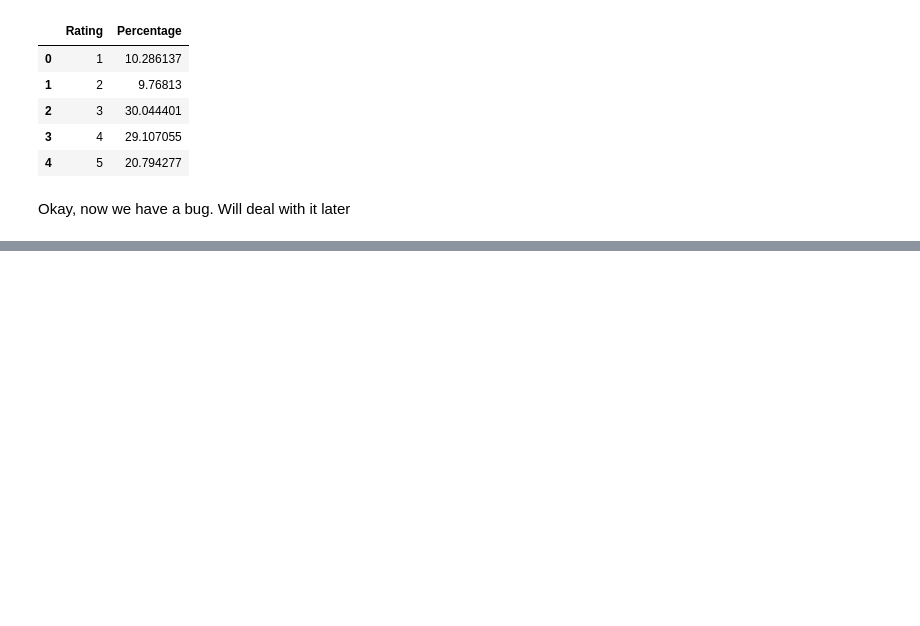
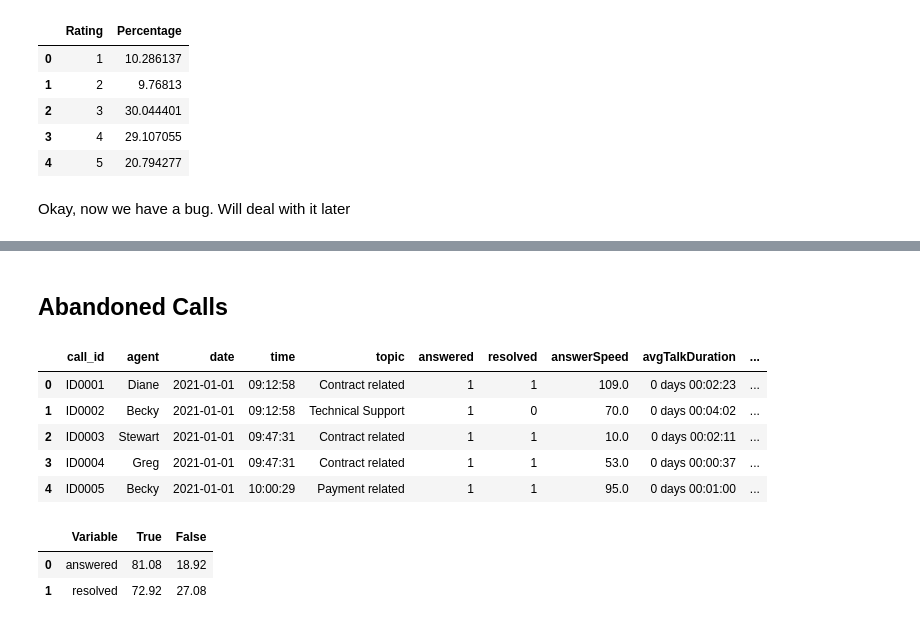
Before and after one commit to IvanMahlelebe/pwc-swiss, a Jupyter notebook: Exploratory Analysis.ipynb, the cells around one changed output, grey strips where cells are left out. Saved outputs shown, nothing was run; the diff lists cells and outputs as text; code cells hidden in the pictures; blank space fills up the shorter version.

```diff
--- a/Exploratory Analysis.ipynb
+++ b/Exploratory Analysis.ipynb
@@ -425,0 +560,11 @@ Okay, now we have a bug. Will deal with it later
+# %% [markdown]
+## Abandoned Calls
+# %%
+df.head()
+# %% [output]
+|  | call_id | agent | date | time | topic | answered | resolved | answerSpeed | avgTalkDuration | ... |
+| 0 | ID0001 | Diane | 2021-01-01 | 09:12:58 | Contract related | 1 | 1 | 109.0 | 0 days 00:02:23 | ... |
+| 1 | ID0002 | Becky | 2021-01-01 | 09:12:58 | Technical Support | 1 | 0 | 70.0 | 0 days 00:04:02 | ... |
+| 2 | ID0003 | Stewart | 2021-01-01 | 09:47:31 | Contract related | 1 | 1 | 10.0 | 0 days 00:02:11 | ... |
+| 3 | ID0004 | Greg | 2021-01-01 | 09:47:31 | Contract related | 1 | 1 | 53.0 | 0 days 00:00:37 | ... |
+| 4 | ID0005 | Becky | 2021-01-01 | 10:00:29 | Payment related | 1 | 1 | 95.0 | 0 days 00:01:00 | ... |
@@ -425,0 +615,17 @@ Okay, now we have a bug. Will deal with it later
+# %%
+answered_percentage = df["answered"].value_counts(normalize=True) * 100
+resolved_percentage = df["resolved"].value_counts(normalize=True) * 100
+
+percentage_df = pd.DataFrame(
+    {
+        "Variable": ["answered", "resolved"],
+        "True": [answered_percentage[1], resolved_percentage[1]],
+        "False": [answered_percentage[0], resolved_percentage[0]],
+    }
+)
+
+percentage_df.head()
+# %% [output]
+|  | Variable | True | False |
+| 0 | answered | 81.08 | 18.92 |
+| 1 | resolved | 72.92 | 27.08 |
```
Also changed, not shown: parts of 37 cells of this notebook, 1 other file.
